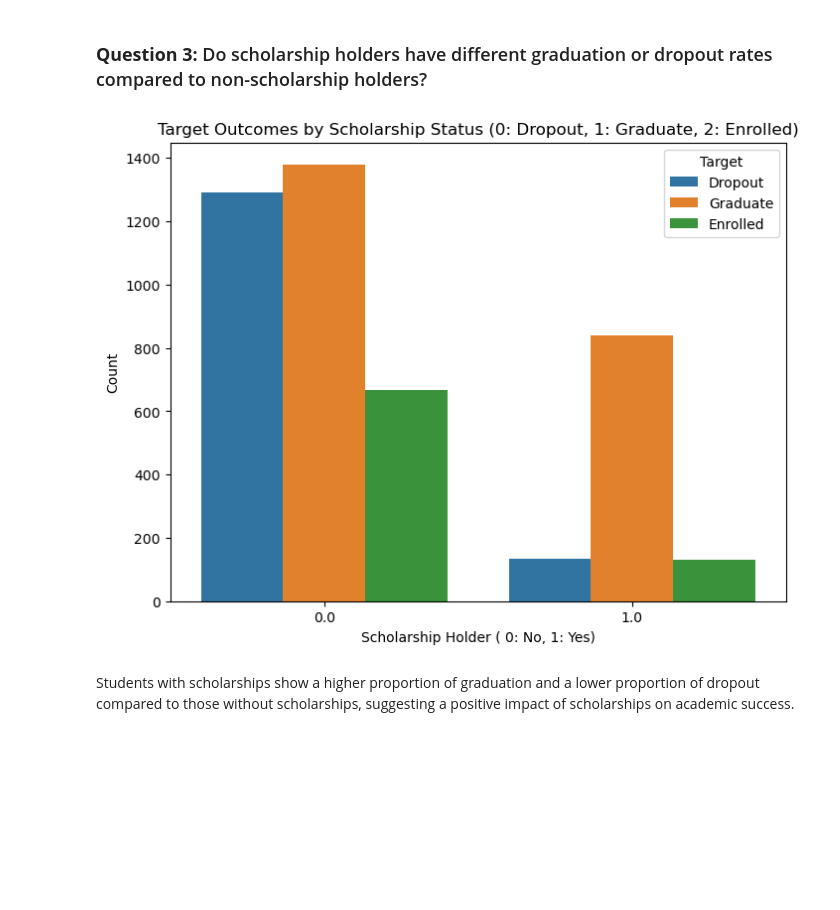
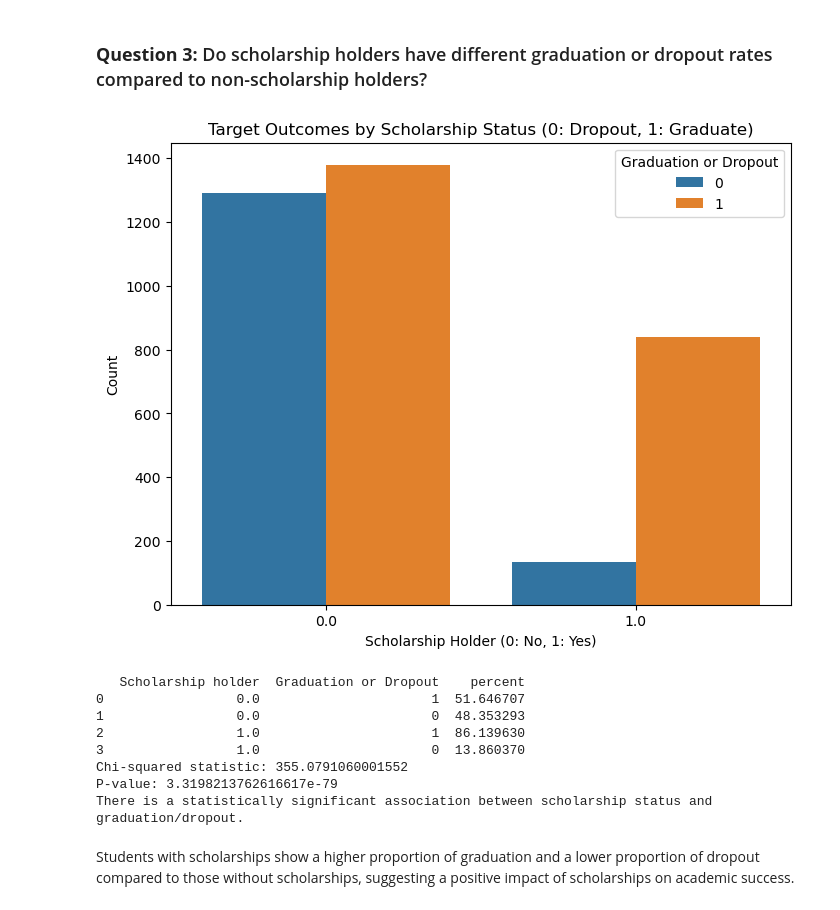
Before and after one commit to junyao0525/dm-ass, a Jupyter notebook: notebooks/main.ipynb, the cells around one changed output. Cells and saved outputs as stored; diff of their text form; code cells hidden in the pictures; blank space fills up the shorter version.

```diff
--- a/notebooks/main.ipynb
+++ b/notebooks/main.ipynb
@@ -423,16 +538,48 @@ Expected Frequencies Table:
 Conclusion: There is a significant relationship between marital status and student outcomes.
 # %% [markdown]
 ### **Question 3:** Do scholarship holders have different graduation or dropout rates compared to non-scholarship holders?
-# %%
-# Step 3: Exploratory Data Analysis (EDA)
-plt.figure(figsize=(8, 6))
-sns.countplot(x='Scholarship holder', hue='Target', data=df)
-plt.title('Target Outcomes by Scholarship Status (0: Dropout, 1: Graduate, 2: Enrolled)')
-plt.xlabel('Scholarship Holder ( 0: No, 1: Yes)')
-plt.ylabel('Count')
-plt.show()
-# %% [output]
-[figure, removed]
+# %%
+# Step 3: Exploratory Data Analysis (EDA)
+df_3 = df.copy()
+
+# Remove rows with 'Enrolled' status
+df_3 = df_3[df_3['Target'] != 'Enrolled']
+
+# Convert 'Target' to binary (1 for Graduate, 0 for dropout)
+df_3['Graduation or Dropout'] = df_3['Target'].apply(lambda x: 1 if x == 'Graduate' else 0)
+
+plt.figure(figsize=(8, 6))
+sns.countplot(x='Scholarship holder', hue='Graduation or Dropout', data=df_3)
+plt.title('Target Outcomes by Scholarship Status (0: Dropout, 1: Graduate)')
+plt.xlabel('Scholarship Holder (0: No, 1: Yes)')
+plt.ylabel('Count')
+plt.show()
+
+# Calculate the count and proportion of graduation/dropout by scholarship status
+scholarship_counts = df_3.groupby('Scholarship holder')['Graduation or Dropout'].value_counts()
+scholarship_proportions = df_3.groupby('Scholarship holder')['Graduation or Dropout'].value_counts(normalize=True).mul(100).rename('percent').reset_index()
+print(scholarship_proportions)
+
+# Perform Chi-square test
+contingency_table = pd.crosstab(df_3['Scholarship holder'], df_3['Graduation or Dropout'])
+chi2, p, dof, expected = chi2_contingency(contingency_table)
+print(f"Chi-squared statistic: {chi2}")
+print(f"P-value: {p}")
+alpha = 0.05
+if p <= alpha:
+    print("There is a statistically significant association between scholarship status and graduation/dropout.")
+else:
+    print("There is no statistically significant association between scholarship status and graduation/dropout.")
+# %% [output]
+[figure, added]
+   Scholarship holder  Graduation or Dropout    percent
+0                 0.0                      1  51.646707
+1                 0.0                      0  48.353293
+2                 1.0                      1  86.139630
+3                 1.0                      0  13.860370
+Chi-squared statistic: 355.0791060001552
+P-value: 3.3198213762616617e-79
+There is a statistically significant association between scholarship status and graduation/dropout.
 # %% [markdown]
 Students with scholarships show a higher proportion of graduation and a lower proportion of dropout compared to those without scholarships, suggesting a positive impact of scholarships on academic success.
 # %% [markdown]
```
Also changed, not shown: parts of 16 cells of this notebook.
